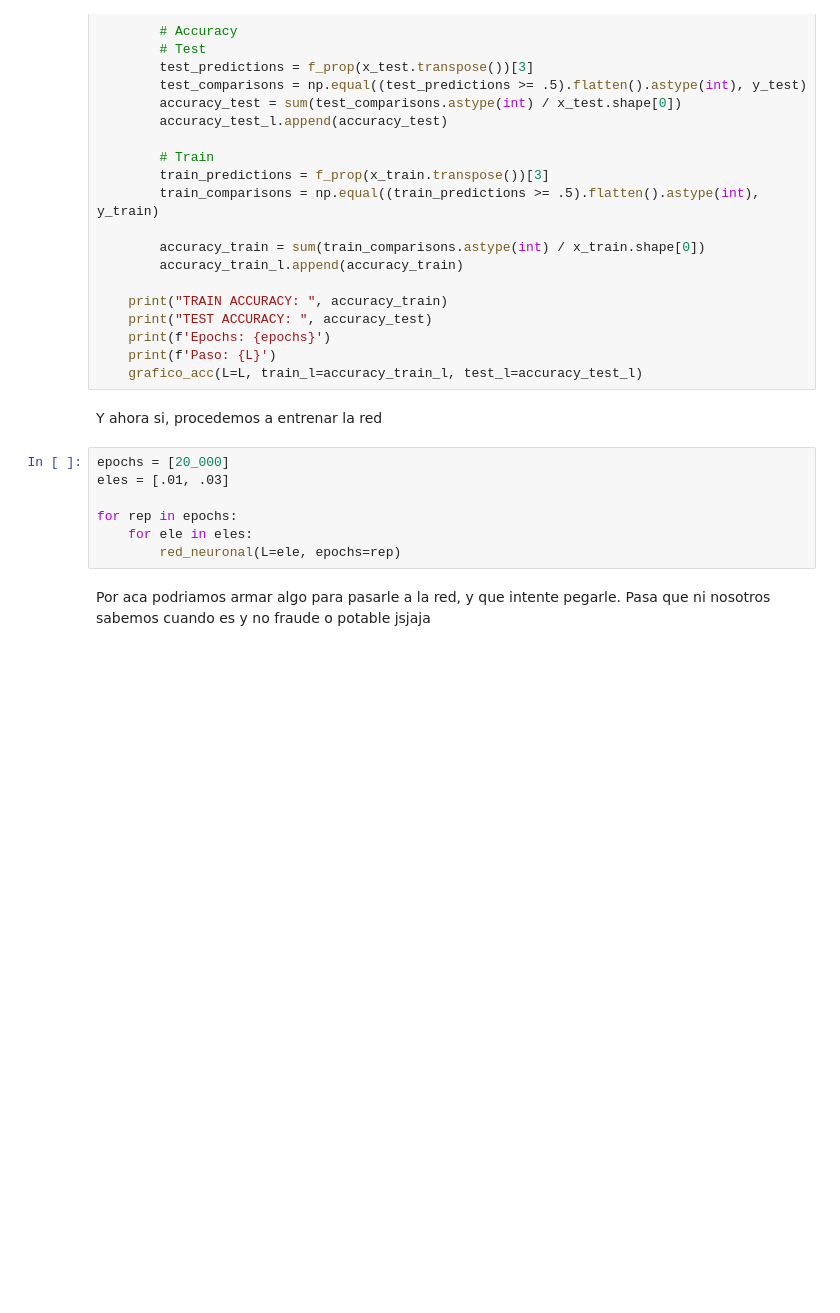
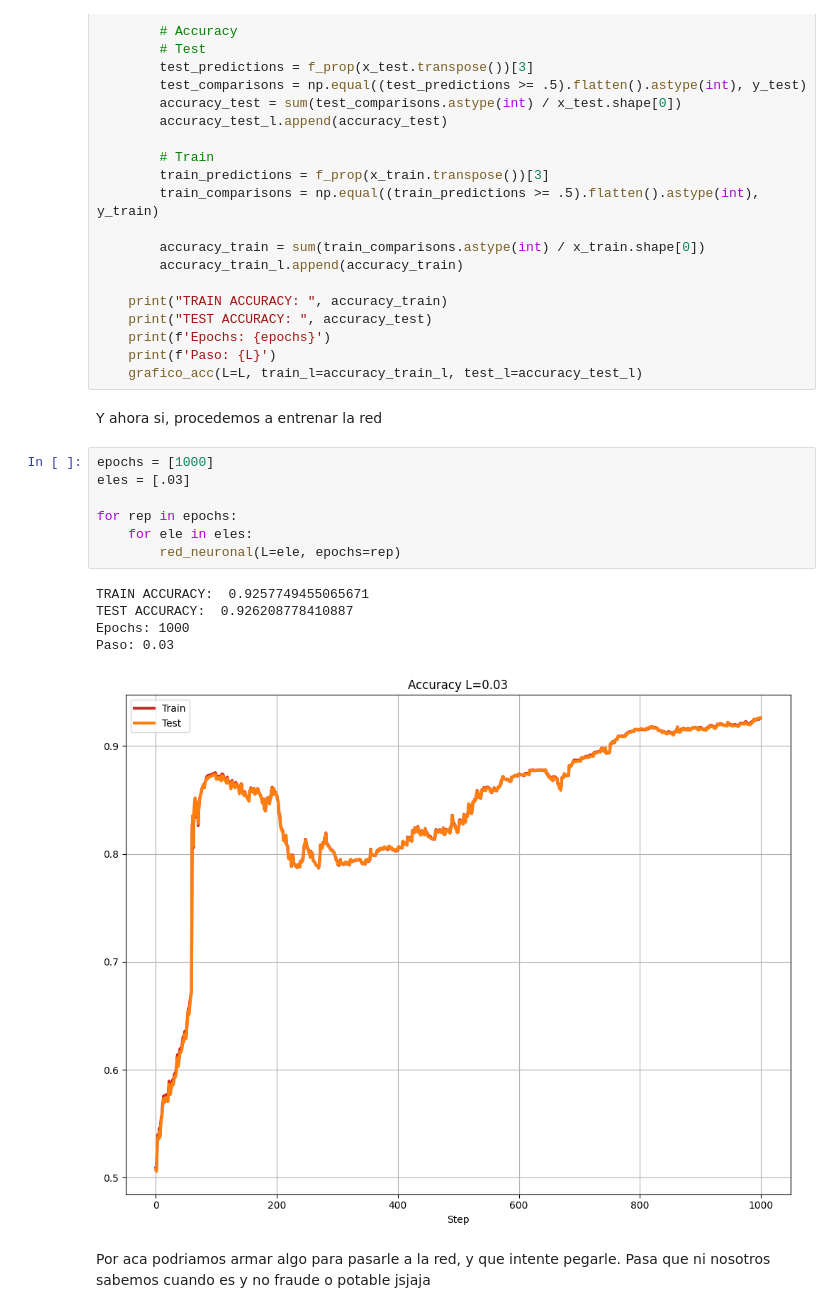
Before and after one commit to nicocernadas/Neural-Network, a Jupyter notebook: fraud_Jupyter.ipynb, the cells around one changed output. Drawn from its saved outputs; the diff is of its cells as text; blank space fills up the shorter version.

```diff
--- a/fraud_Jupyter.ipynb
+++ b/fraud_Jupyter.ipynb
@@ -422,11 +236,17 @@ def red_neuronal(L, epochs):
 # %% [markdown]
 Y ahora si, procedemos a entrenar la red
 # %%
-epochs = [20_000]
-eles = [.01, .03]
+epochs = [1000]
+eles = [.03]
 
 for rep in epochs:
     for ele in eles:
         red_neuronal(L=ele, epochs=rep)
+# %% [output]
+TRAIN ACCURACY:  0.9257749455065671
+TEST ACCURACY:  0.926208778410887
+Epochs: 1000
+Paso: 0.03
+[figure, added]
 # %% [markdown]
 Por aca podriamos armar algo para pasarle a la red, y que intente pegarle. Pasa que ni nosotros sabemos cuando es y no fraude o potable jsjaja
```
Also changed, not shown: parts of 9 cells of this notebook.
